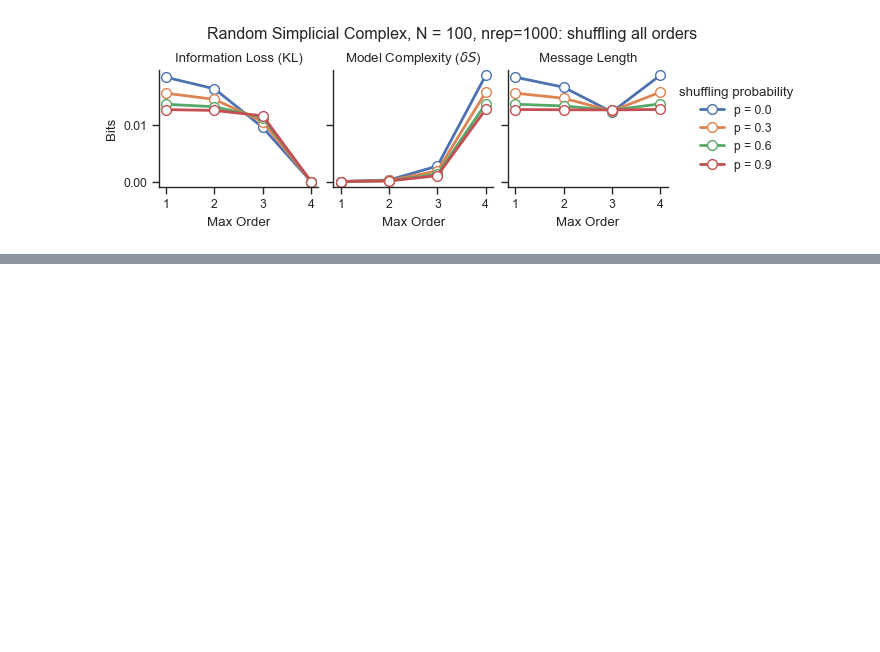
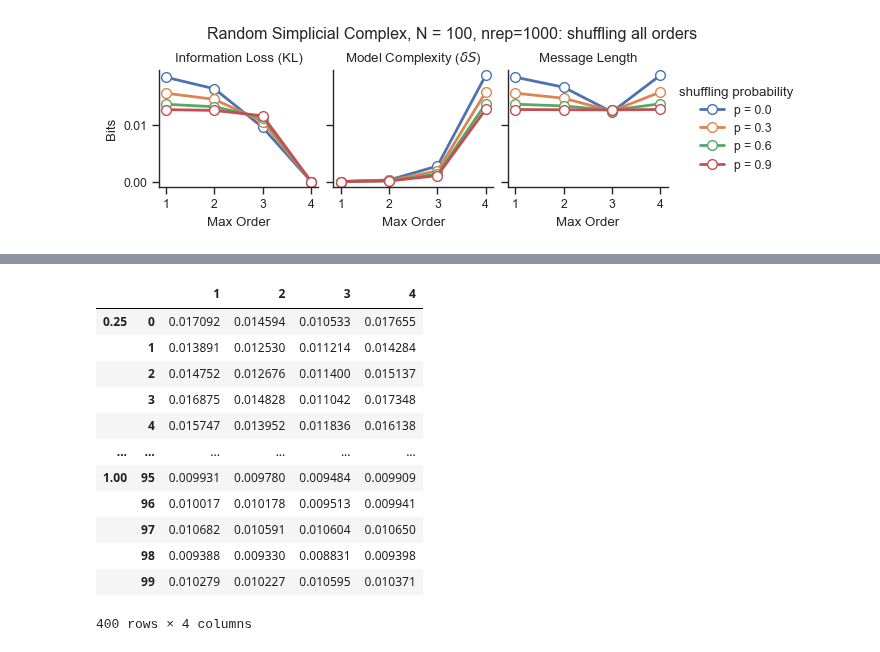
Before and after one commit to maximelucas/hypergraph_reducibility, a Jupyter notebook: notebooks/test_random_simplicial_complex_luca.ipynb, the cells around one changed output, grey strips where cells are left out. Cells and saved outputs as stored; diff of their text form; code cells hidden in the pictures; blank space fills up the shorter version.

```diff
--- a/notebooks/test_random_simplicial_complex_luca.ipynb
+++ b/notebooks/test_random_simplicial_complex_luca.ipynb
@@ -111,2 +102,18 @@ plt.savefig(f"{out_dir}{fig_name}.png", dpi=250, bbox_inches="tight")
 # %% [output]
 [figure]
+# %%
+Ds_H = np.zeros((100,4,4))
+lZs_H = np.zeros((100,4,4))
+
+for rep in range(100):
+    if (rep+1)%100==0:
+        print(rep+1)
+    for i, p in enumerate(np.linspace(0.25,1,4)):
+        if p != 0:
+            H = shuffle_hyperedges(S=H0, order=1, p=p)
+            H = shuffle_hyperedges(S=H, order=2, p=p)
+            H = shuffle_hyperedges(S=H, order=3, p=p)
+            H = shuffle_hyperedges(S=H, order=4, p=p)
+        else:
+            H = xgi.Hypergraph(H0.edges.members(dtype=dict))
+        Ds_H[rep,i], lZs_H[rep,i], _ = compute_information(H, tau_c, rescale_per_node=False)
@@ -112,0 +122,15 @@ plt.savefig(f"{out_dir}{fig_name}.png", dpi=250, bbox_inches="tight")
+# %%
+message_lengths = dict()
+
+def pad_arr_list(arr_list):
+    max_shape = max([a.shape[0] for a in arr_list])
+
+    # Pad the shorter arrays with zeros
+    padded_arr_list = [np.pad(a, (0, max_shape-a.shape[0]), mode='constant', constant_values=None) for a in arr_list]
+    return padded_arr_list
+
+for i, p in enumerate(np.linspace(0.25,1,4)):
+    message_lengths[p] = pad_arr_list(Ds_H[:,i,:] + lZs_H[:,i,:])
+
+df = pd.DataFrame.from_dict(message_lengths, orient="index").stack().to_frame()
+df
@@ -112,0 +151,20 @@ plt.savefig(f"{out_dir}{fig_name}.png", dpi=250, bbox_inches="tight")
+# %%
+for i, d in enumerate(orders):
+    df[d] = df[0].apply(lambda x: x[i])
+
+df = df[orders]
+df
+# %% [output]
+|  |  | 1 | 2 | 3 | 4 |
+| 0.25 | 0 | 0.017092 | 0.014594 | 0.010533 | 0.017655 |
+|  | 1 | 0.013891 | 0.012530 | 0.011214 | 0.014284 |
+|  | 2 | 0.014752 | 0.012676 | 0.011400 | 0.015137 |
+|  | 3 | 0.016875 | 0.014828 | 0.011042 | 0.017348 |
+|  | 4 | 0.015747 | 0.013952 | 0.011836 | 0.016138 |
+| ... | ... | ... | ... | ... | ... |
+| 1.00 | 95 | 0.009931 | 0.009780 | 0.009484 | 0.009909 |
+|  | 96 | 0.010017 | 0.010178 | 0.009513 | 0.009941 |
+|  | 97 | 0.010682 | 0.010591 | 0.010604 | 0.010650 |
+|  | 98 | 0.009388 | 0.009330 | 0.008831 | 0.009398 |
+|  | 99 | 0.010279 | 0.010227 | 0.010595 | 0.010371 |
+400 rows × 4 columns
```
Also changed, not shown: parts of 7 cells of this notebook, 1 other file.
